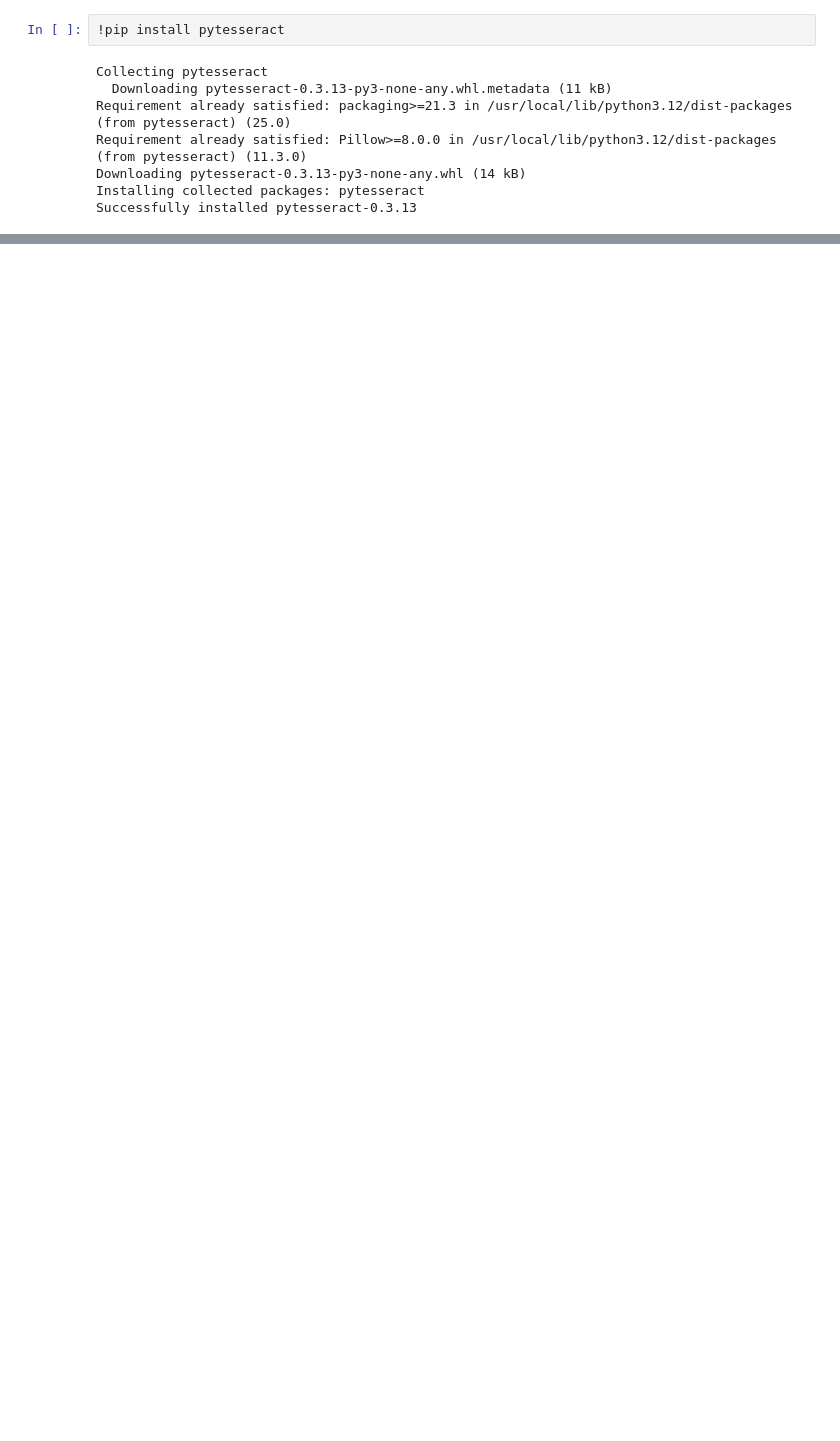
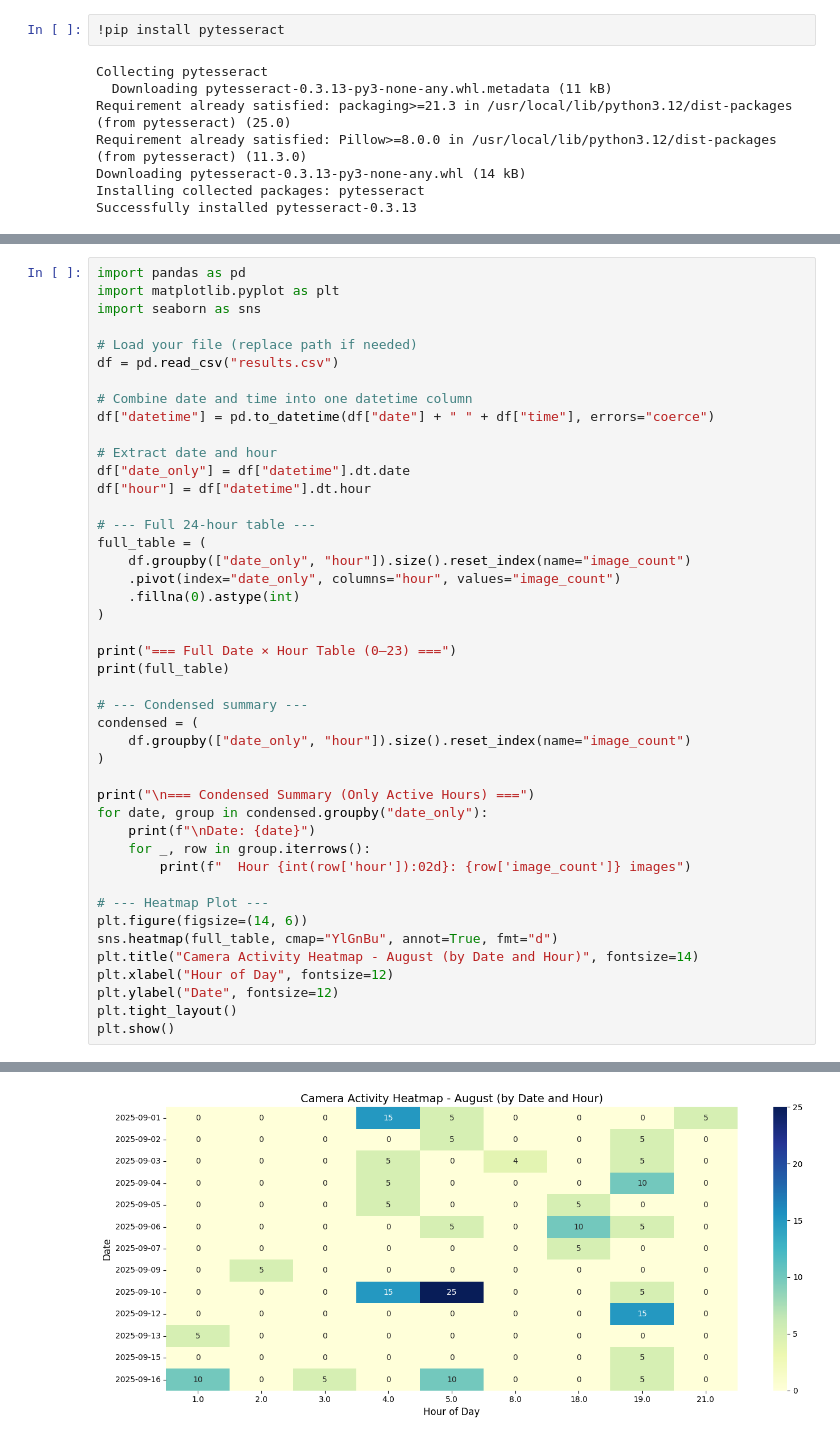
Before and after one commit to Elango-Natarajan/PredatorFree_Hakarimata_2025, a Jupyter notebook: PredatorFree_Elango.ipynb, the cells around one changed output, grey strips where cells are left out. Cells and saved outputs as stored; diff of their text form; blank space fills up the shorter version.

```diff
--- a/PredatorFree_Elango.ipynb
+++ b/PredatorFree_Elango.ipynb
@@ -321,0 +322,45 @@ plt.show()
+# %%
+import pandas as pd
+import matplotlib.pyplot as plt
+import seaborn as sns
+
+# Load your file (replace path if needed)
+df = pd.read_csv("results.csv")
+
+# Combine date and time into one datetime column
+df["datetime"] = pd.to_datetime(df["date"] + " " + df["time"], errors="coerce")
+
+# Extract date and hour
+df["date_only"] = df["datetime"].dt.date
+df["hour"] = df["datetime"].dt.hour
+
+# --- Full 24-hour table ---
+full_table = (
+    df.groupby(["date_only", "hour"]).size().reset_index(name="image_count")
+    .pivot(index="date_only", columns="hour", values="image_count")
+    .fillna(0).astype(int)
+)
+
+print("=== Full Date × Hour Table (0–23) ===")
+print(full_table)
+
+# --- Condensed summary ---
+condensed = (
+    df.groupby(["date_only", "hour"]).size().reset_index(name="image_count")
+)
+
+print("\n=== Condensed Summary (Only Active Hours) ===")
+for date, group in condensed.groupby("date_only"):
+    print(f"\nDate: {date}")
+    for _, row in group.iterrows():
+        print(f"  Hour {int(row['hour']):02d}: {row['image_count']} images")
+
+# --- Heatmap Plot ---
+plt.figure(figsize=(14, 6))
+sns.heatmap(full_table, cmap="YlGnBu", annot=True, fmt="d")
+plt.title("Camera Activity Heatmap - August (by Date and Hour)", fontsize=14)
+plt.xlabel("Hour of Day", fontsize=12)
+plt.ylabel("Date", fontsize=12)
+plt.tight_layout()
+plt.show()
+# %% [output]
@@ -321,0 +384 @@ plt.show()
+[figure, added]
```
Also changed, not shown: parts of 5 cells of this notebook.
